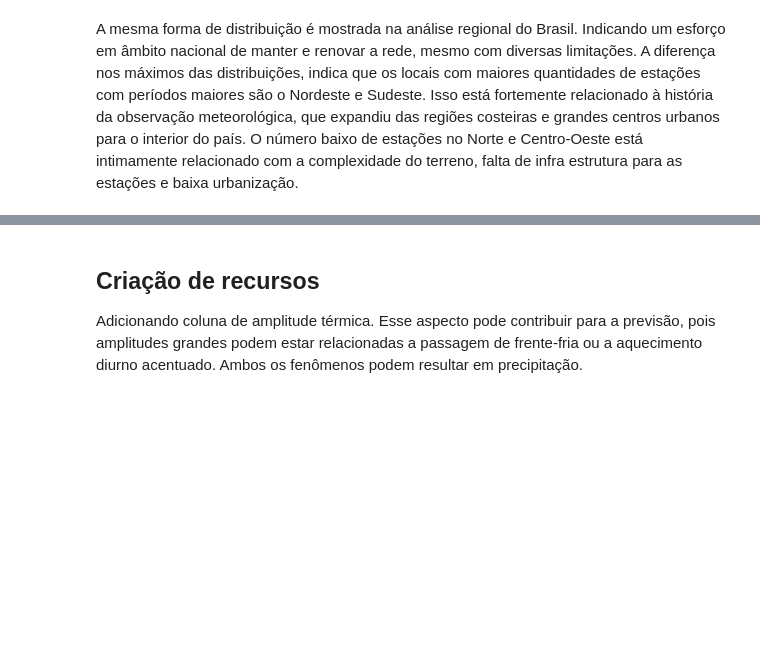
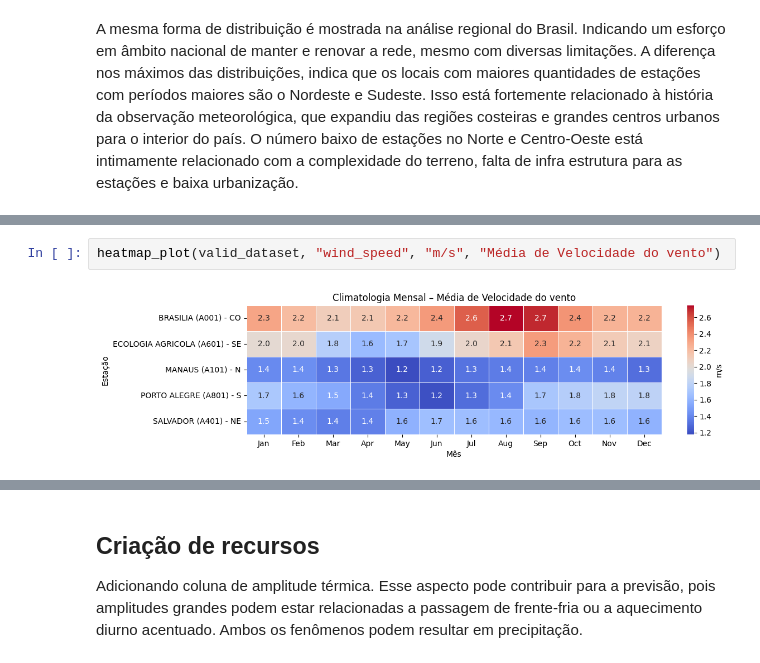
Before and after one commit to marcolinomsn/data_processing, a Jupyter notebook: Análise_de_Dados_e_Boas_Práticas_(40530010055_20250_01).ipynb, the cells around one changed output, grey strips where cells are left out. Cells and saved outputs as stored; diff of their text form; blank space fills up the shorter version.

```diff
--- a/Análise_de_Dados_e_Boas_Práticas_(40530010055_20250_01).ipynb
+++ b/Análise_de_Dados_e_Boas_Práticas_(40530010055_20250_01).ipynb
@@ -514,0 +562,4 @@ Primeira estação válida: A601
+# %%
+heatmap_plot(valid_dataset, "wind_speed", "m/s", "Média de Velocidade do vento")
+# %% [output]
+[figure, added]
```
Also changed, not shown: parts of 81 cells of this notebook.
